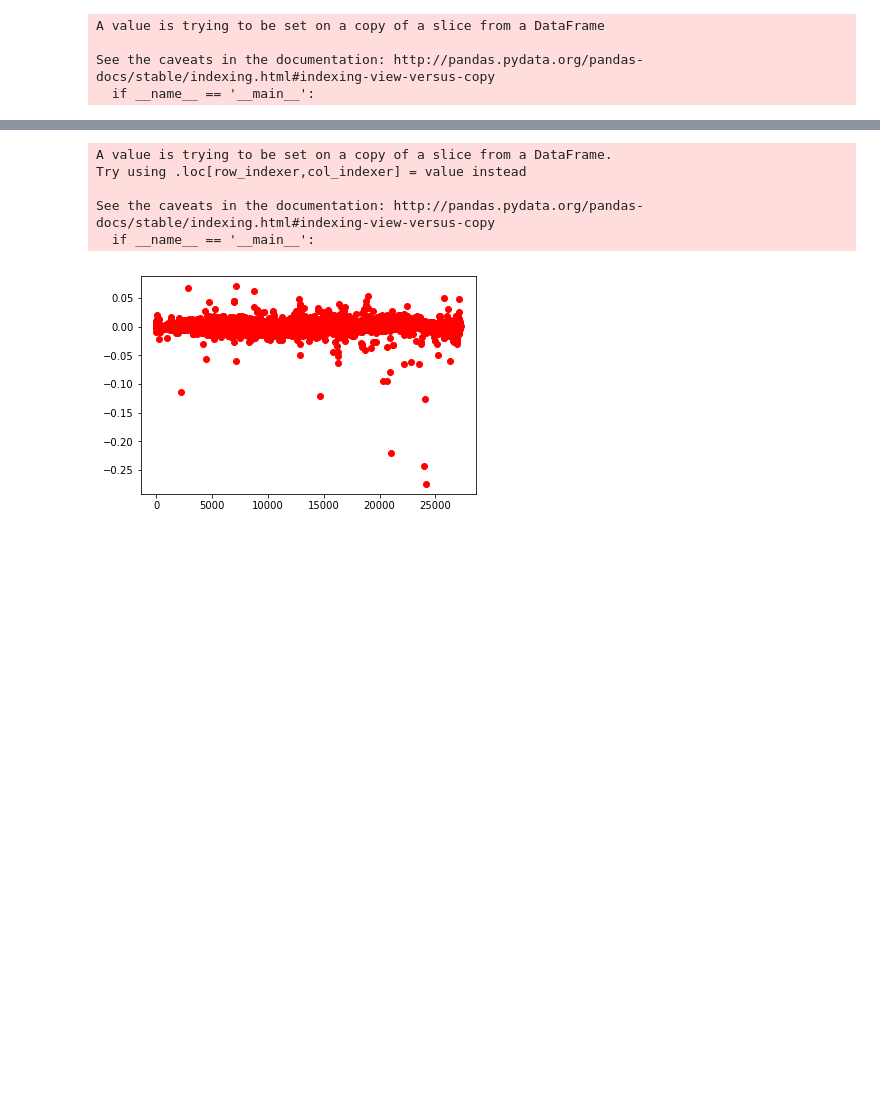
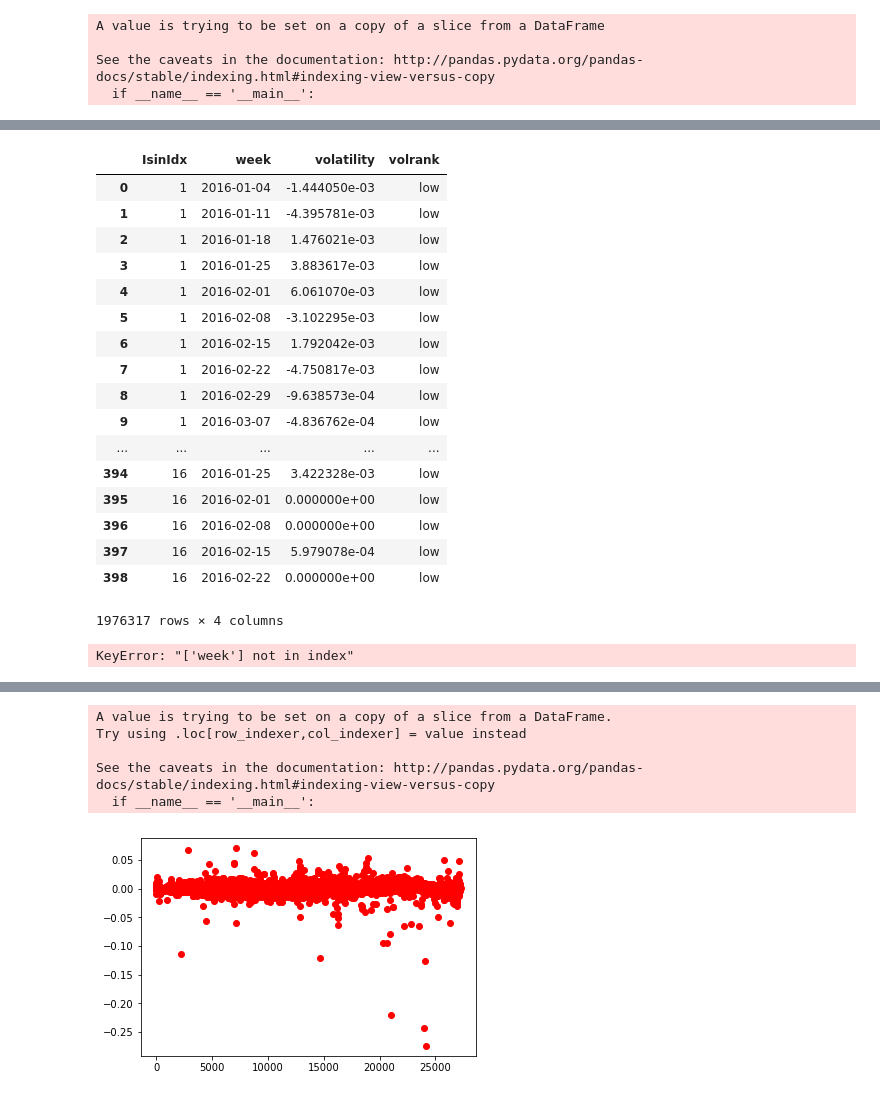
Before and after one commit to jin14/DataSG2018, a Jupyter notebook: SummarizingMarketData.ipynb, the cells around one changed output, grey strips where cells are left out. Saved outputs shown, nothing was run; the diff lists cells and outputs as text; code cells hidden in the pictures; blank space fills up the shorter version.

```diff
--- a/SummarizingMarketData.ipynb
+++ b/SummarizingMarketData.ipynb
@@ -125,0 +202,36 @@ price3.head()
+# %%
+def rankVolatility(val):
+    x = abs(val['volatility'])
+    if x <= 0.15:
+        return 'low'
+    elif x > 0.2:
+        return 'high'
+    else:
+        return 'med'
+# %%
+priceVolatility_grouped['volrank'] = priceVolatility_grouped.apply(rankVolatility, axis=1)
+# %%
+priceVolatility_grouped
+# %% [output]
+|  | IsinIdx | week | volatility | volrank |
+| 0 | 1 | 2016-01-04 | -1.444050e-03 | low |
+| 1 | 1 | 2016-01-11 | -4.395781e-03 | low |
+| 2 | 1 | 2016-01-18 | 1.476021e-03 | low |
+| 3 | 1 | 2016-01-25 | 3.883617e-03 | low |
+| 4 | 1 | 2016-02-01 | 6.061070e-03 | low |
+| 5 | 1 | 2016-02-08 | -3.102295e-03 | low |
+| 6 | 1 | 2016-02-15 | 1.792042e-03 | low |
+| 7 | 1 | 2016-02-22 | -4.750817e-03 | low |
+| 8 | 1 | 2016-02-29 | -9.638573e-04 | low |
+| 9 | 1 | 2016-03-07 | -4.836762e-04 | low |
+| ... | ... | ... | ... | ... |
+| 394 | 16 | 2016-01-25 | 3.422328e-03 | low |
+| 395 | 16 | 2016-02-01 | 0.000000e+00 | low |
+| 396 | 16 | 2016-02-08 | 0.000000e+00 | low |
+| 397 | 16 | 2016-02-15 | 5.979078e-04 | low |
+| 398 | 16 | 2016-02-22 | 0.000000e+00 | low |
+1976317 rows × 4 columns
+# %%
+priceVolatility_grouped_small = priceVolatility_grouped[['IsinIdx','week','volatility']]
+# %% [output]
+KeyError: "['week'] not in index"
```
Also changed, not shown: parts of 26 cells of this notebook, 3 other files.
